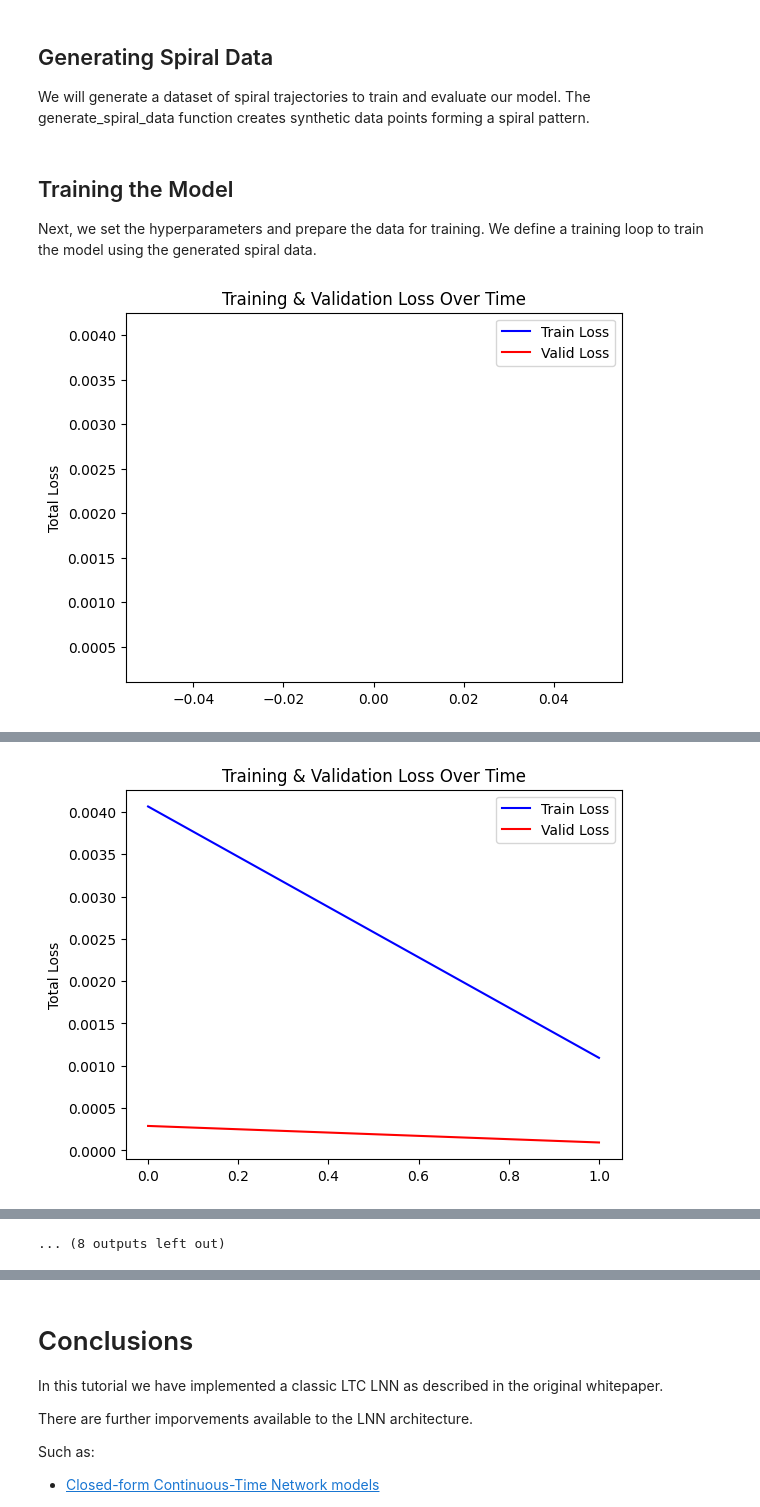
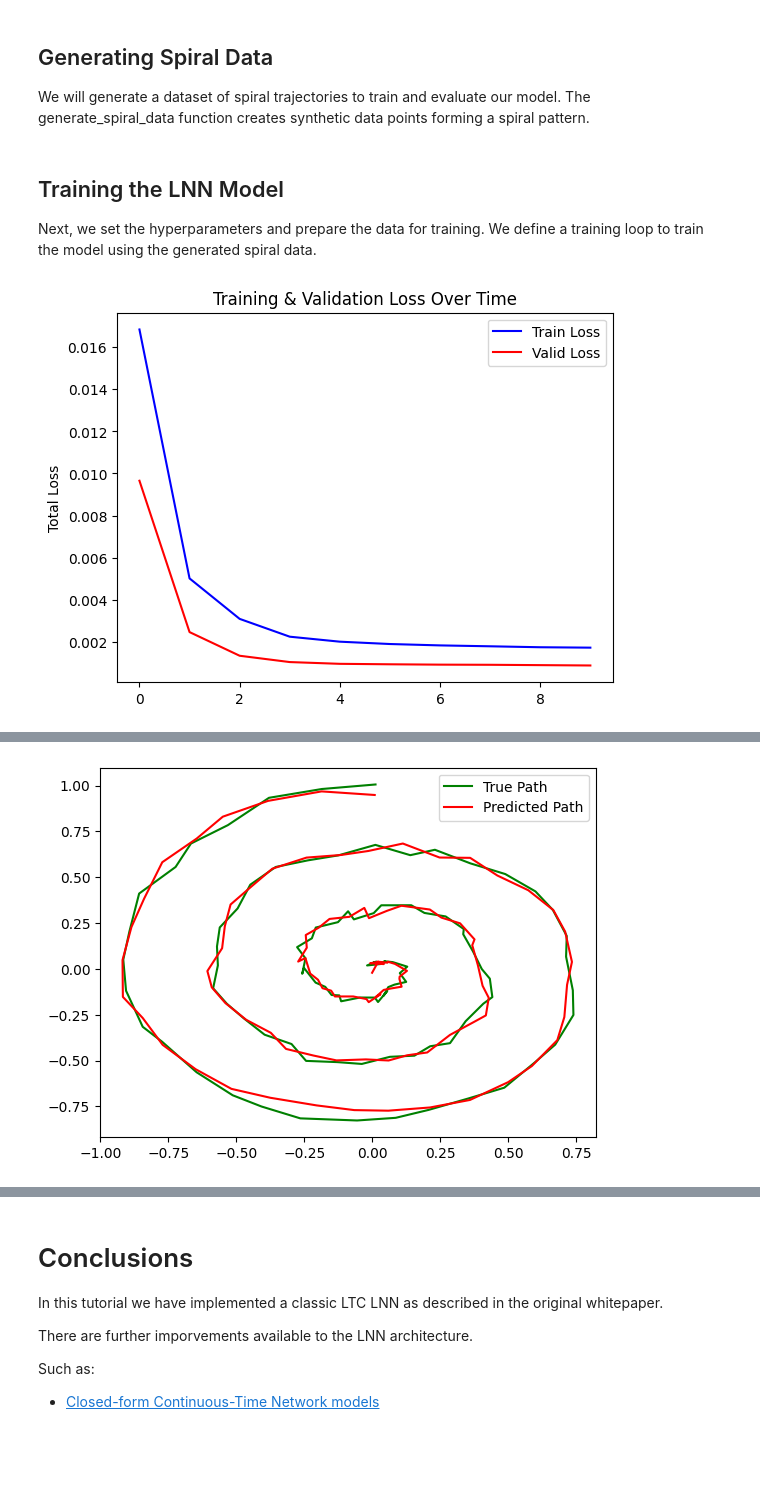
Before and after one commit to ShaoYurui/LTCtutorial, a Jupyter notebook: LNN_Test.ipynb, the cells around one changed output, grey strips where cells are left out. Saved outputs shown, nothing was run; the diff lists cells and outputs as text; code cells hidden in the pictures; blank space fills up the shorter version.

```diff
--- a/LNN_Test.ipynb
+++ b/LNN_Test.ipynb
@@ -259,12 +263,12 @@ def generate_spiral_data(num_points, num_turns, noise = 2):
 # %% [markdown]
-## Training the Model
+## Training the LNN Model
 Next, we set the hyperparameters and prepare the data for training. We define a training loop to train the model using the generated spiral data.
 # %%
 # Hyperparameters
 input_dim = 2 # Number of input dimensions
 hidden_dim = 8 # Number of hidden dimensions (number of neurons in LIFNeuralLayer)
 output_dim = 2 # Number of output dimensions
-num_points = 500 # Number of spiral points in dataset
+num_points = 100 # Number of spiral points in dataset
 num_turns = 3 # Number of spiral turns
 learning_rate = 0.005
 num_epochs = 1000
@@ -318,6 +322,9 @@ optimizer = torch.optim.Adam(model.parameters(), lr=learning_rate)
 total_train_losses = []
 total_valid_losses = []
 
+# Start timer
+start_time = time.time()
+
 # Training loop
 for epoch in range(num_epochs):
     model.train()
@@ -350,14 +357,29 @@ for epoch in range(num_epochs):
             total_train_losses.append(total_train_loss)
             total_valid_losses.append(total_valid_loss)
 
+# End timer and print elapsed time
+LNN_elapsed_time = time.time() - start_time
 
-        # Plot the average loss curve
-        plt.plot(total_train_losses, color='b', label="Train Loss")  # Plot every plot_epoch_no epoch's loss
-        plt.plot(total_valid_losses, color='r', label="Valid Loss")
-        plt.ylabel('Total Loss')
-        plt.title('Training & Validation Loss Over Time')
-        plt.legend()
-        plt.show()
-        print(f"Epoch {epoch+1}/{num_epochs}, Total Train Loss: {total_train_loss:.10f}, , Total Valid Loss: {total_valid_loss:.10f}")
+# Plot the average loss curve
+plt.plot(total_train_losses, color='b', label="Train Loss")  # Plot every plot_epoch_no epoch's loss
+plt.plot(total_valid_losses, color='r', label="Valid Loss")
+plt.ylabel('Total Loss')
+plt.title('Training & Validation Loss Over Time')
+plt.legend()
+plt.show()
+print(f"Epoch {epoch+1}/{num_epochs}, Total Train Loss: {total_train_loss:.10f}, , Total Valid Loss: {total_valid_loss:.10f}")
+
+model.eval()
+with torch.no_grad():
+    predictions = model(torch.FloatTensor(all_inputs).unsqueeze(0))
+    np_predictions = predictions.squeeze(0).numpy()
+    val_loss = criterion(predictions, torch.FloatTensor(all_targets).unsqueeze(0))  # Compute loss
+
+plt.plot(all_targets[:, 0], all_targets[:, 1], 'g-', label='True Path')
+plt.plot(np_predictions[:, 0], np_predictions[:, 1], 'r-', label='Predicted Path')
+plt.legend()
+plt.show()
+
+LNN_total_valid_losses = total_valid_losses
 # %% [output]
-[figure, old version]
+[figure, new version]
@@ -365 +387 @@ Epoch 100/1000, Total Train Loss: 0.0040655630, , Total Valid Loss: 0.0002889790
-[figure, old version]
+[figure, new version]
@@ -375 +387,0 @@ Epoch 600/1000, Total Train Loss: 0.0005355813, , Total Valid Loss: 0.0000483145
-... (8 outputs left out)
```
Also changed, not shown: parts of 12 cells of this notebook, 2 other files.
